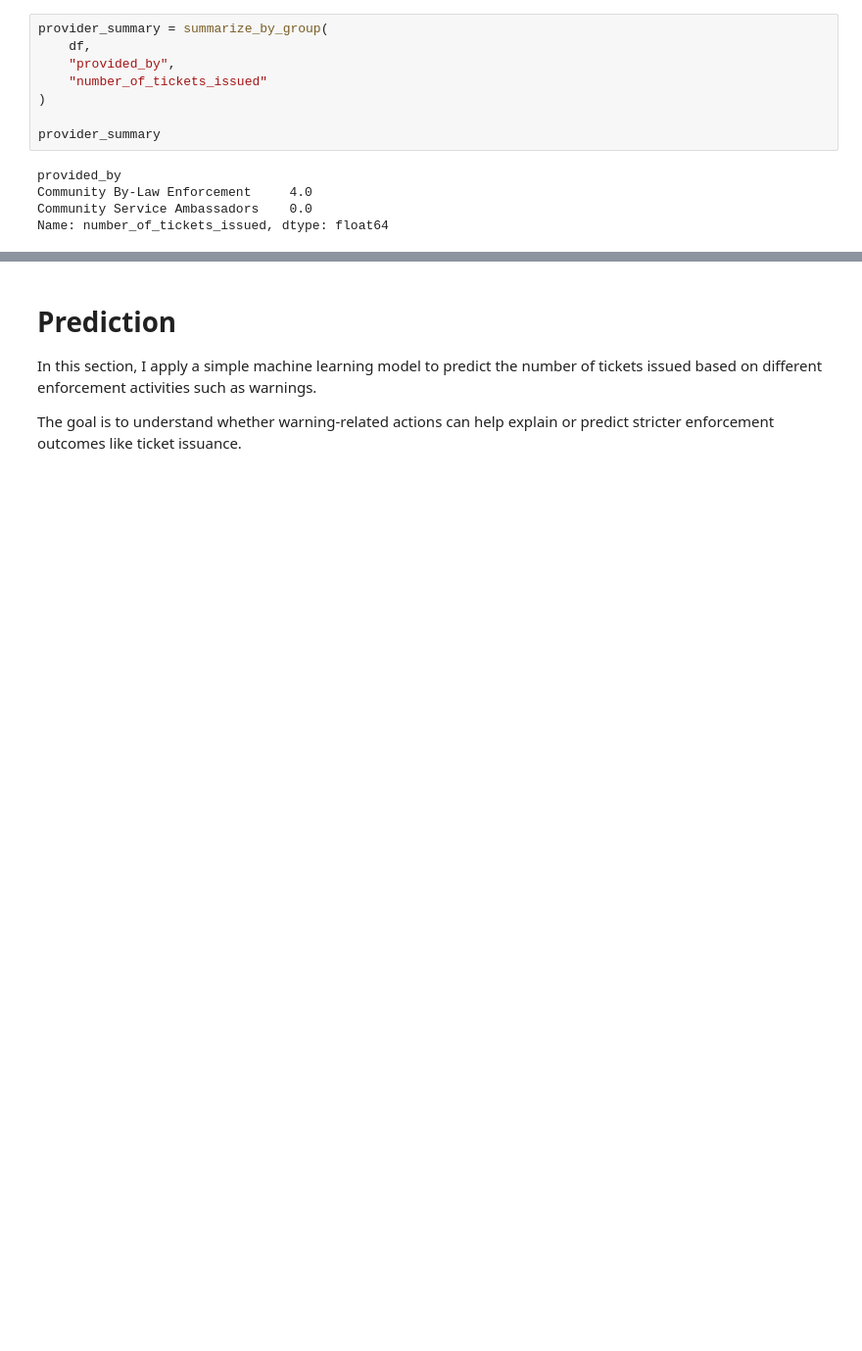
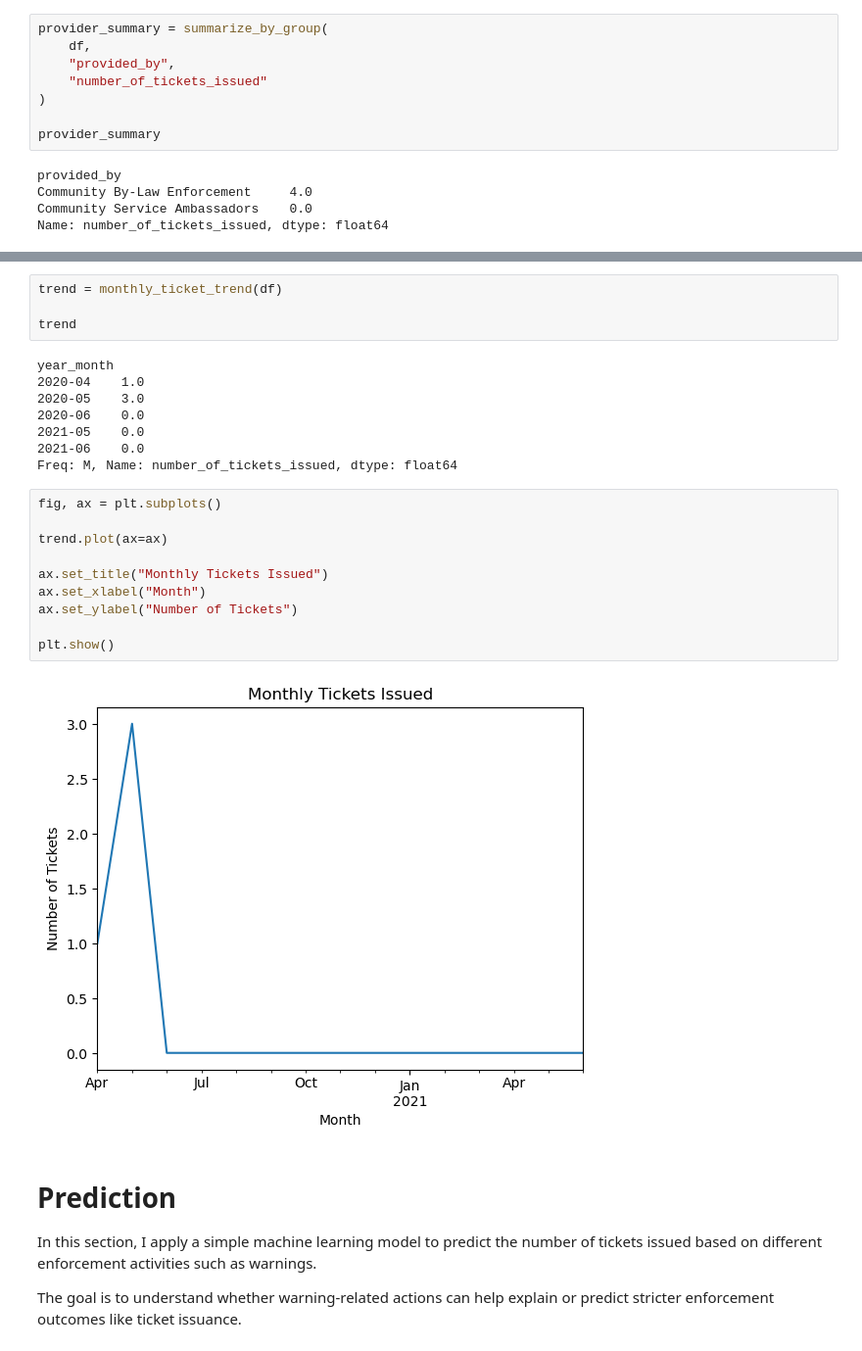
Before and after one commit to AmaritDhamija/Project-3, a Jupyter notebook: notebooks/analysis.ipynb, the cells around one changed output, grey strips where cells are left out. Shown at 98% size. Drawn from its saved outputs; the diff is of its cells as text; blank space fills up the shorter version.

Commit message:
Add interpretation for monthly ticket trend visualization

```diff
--- a/notebooks/analysis.ipynb
+++ b/notebooks/analysis.ipynb
@@ -163,3 +169,27 @@ Name: number_of_tickets_issued, dtype: float64
+# %%
+trend = monthly_ticket_trend(df)
+
+trend
+# %% [output]
+year_month
+2020-04    1.0
+2020-05    3.0
+2020-06    0.0
+2021-05    0.0
+2021-06    0.0
+Freq: M, Name: number_of_tickets_issued, dtype: float64
+# %%
+fig, ax = plt.subplots()
+
+trend.plot(ax=ax)
+
+ax.set_title("Monthly Tickets Issued")
+ax.set_xlabel("Month")
+ax.set_ylabel("Number of Tickets")
+
+plt.show()
+# %% [output]
+[figure, added]
 # %% [markdown]
 # Prediction
 
```
Also changed, not shown: parts of 2 cells of this notebook.
